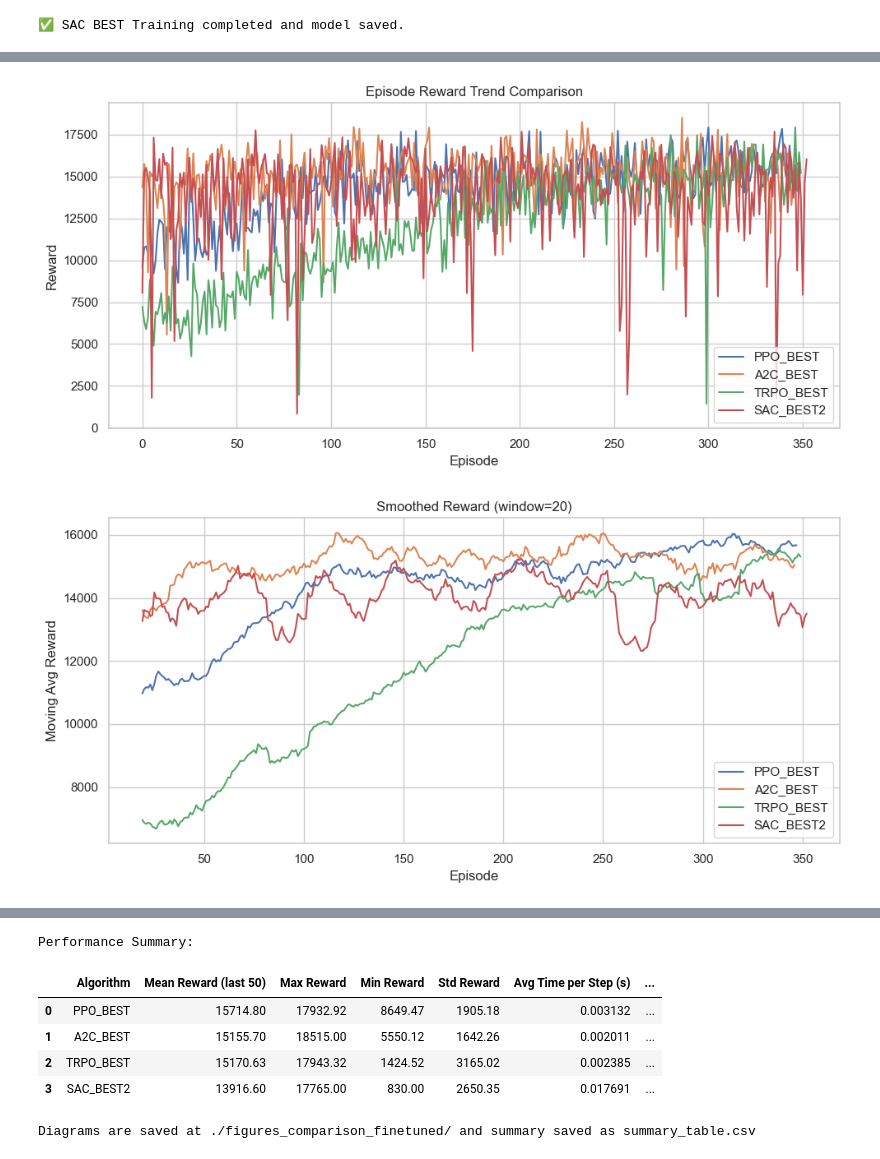
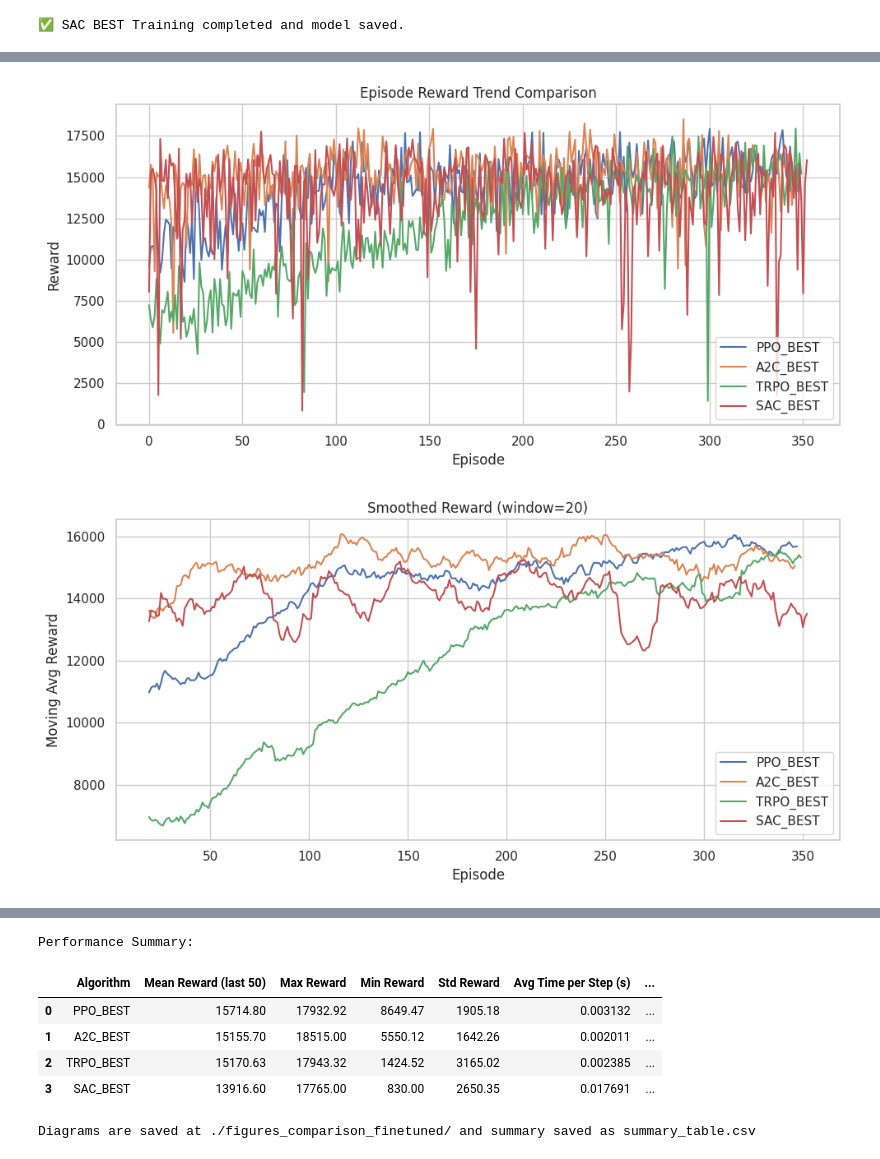
Before and after one commit to rttz159/RL-Assignment, a Jupyter notebook: training.ipynb, the cells around one changed output, grey strips where cells are left out. Cells and saved outputs as stored; diff of their text form; code cells hidden in the pictures.

```diff
--- a/training.ipynb
+++ b/training.ipynb
@@ -1701,7 +1841,7 @@ sns.set(style="whitegrid")
 FIG_DIR = "./figures_comparison_finetuned"
 os.makedirs(FIG_DIR, exist_ok=True)
 
-algos = ["ppo_best", "a2c_best", "trpo_best", "sac_best2"]
+algos = ["ppo_best", "a2c_best", "trpo_best", "sac_best"]
 
 def load_data(algo):
     path = f"./logs/{algo}_logs/monitor.csv"
@@ -1777,32 +1917,32 @@ def plot_total_training_time():
     plt.savefig(f"{FIG_DIR}/total_training_time.png")
     plt.show()
 
 plot_rewards()
 plot_smoothed(window=20)
 plot_cv(window=20)
 plot_avg_step_time()
 plot_total_training_time()
 
 summary = []
 for algo in algos:
     r = rewards[algo]
     t = step_times[algo]
     summary.append({
         "Algorithm": algo.upper(),
         "Mean Reward (last 50)": np.round(r[-50:].mean(),2) if len(r)>=50 else np.nan,
         "Max Reward": np.round(r.max(),2),
         "Min Reward": np.round(r.min(),2),
         "Std Reward": np.round(r.std(),2),
         "Avg Time per Step (s)": np.round(np.mean(t), 6),
         "Total Training Time (s)": np.round(total_times[algo], 2)
     })
 
 summary_df = pd.DataFrame(summary)
 summary_df.to_csv(f"{FIG_DIR}/summary_table.csv", index=False)
 
 print("Performance Summary:")
 display(summary_df)
 print(f"\nDiagrams are saved at {FIG_DIR}/ and summary saved as summary_table.csv")
 # %% [output]
-[figure, old version]
+[figure, new version]
-[figure, old version]
+[figure, new version]
@@ -1814,5 +1954,5 @@ Performance Summary:
 | 0 | PPO_BEST | 15714.80 | 17932.92 | 8649.47 | 1905.18 | 0.003132 | ... |
 | 1 | A2C_BEST | 15155.70 | 18515.00 | 5550.12 | 1642.26 | 0.002011 | ... |
 | 2 | TRPO_BEST | 15170.63 | 17943.32 | 1424.52 | 3165.02 | 0.002385 | ... |
-| 3 | SAC_BEST2 | 13916.60 | 17765.00 | 830.00 | 2650.35 | 0.017691 | ... |
+| 3 | SAC_BEST | 13916.60 | 17765.00 | 830.00 | 2650.35 | 0.017691 | ... |
 Diagrams are saved at ./figures_comparison_finetuned/ and summary saved as summary_table.csv
```
Also changed, not shown: parts of 28 cells of this notebook, 11 other files.
